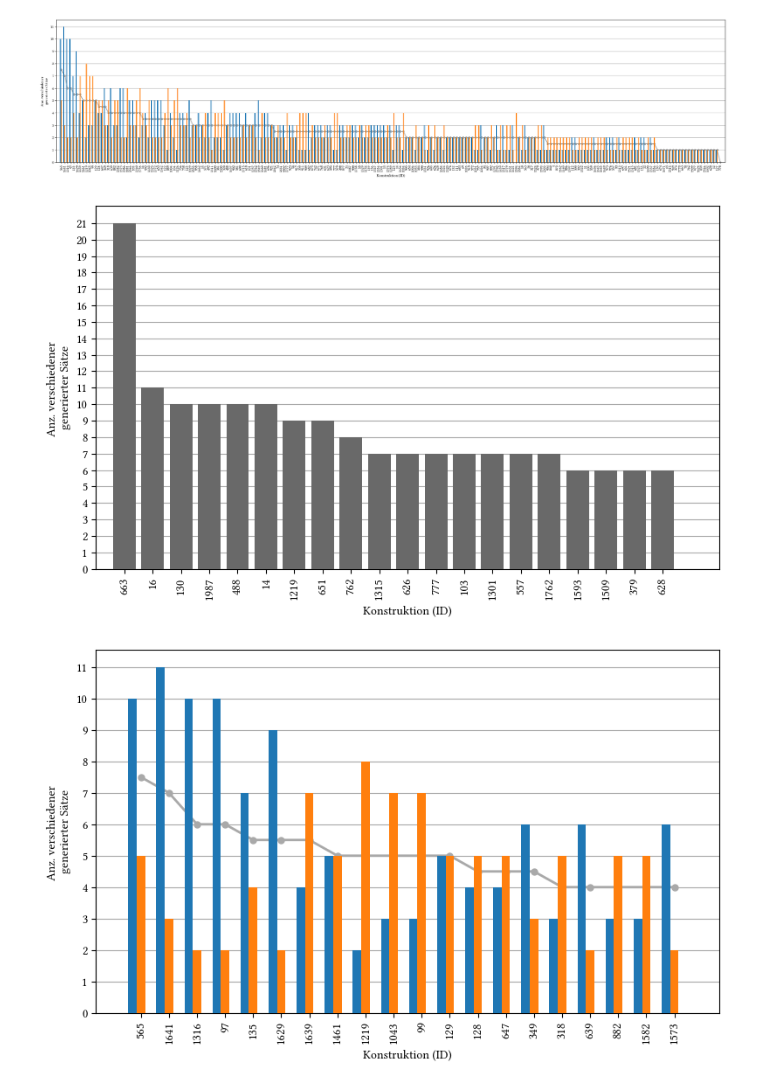
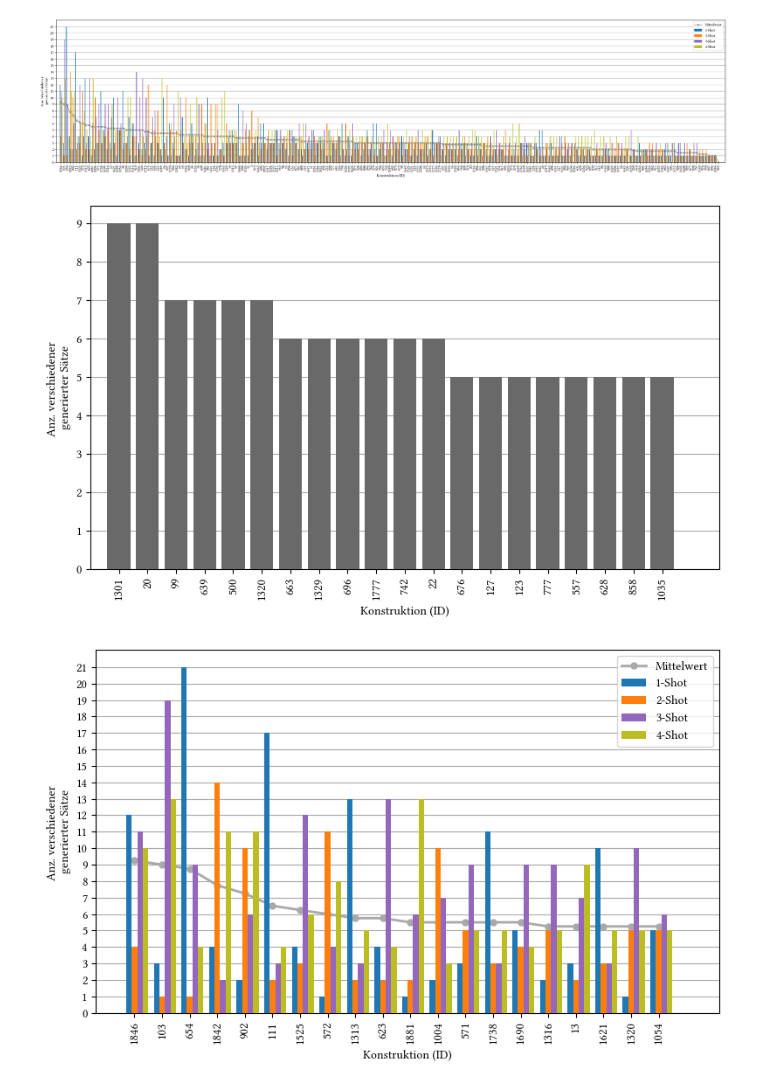
Before and after one commit to TiMauzi/llm-x-cxg, a Jupyter notebook: src/eval/eval_generate.ipynb, the cells around one changed output. Saved outputs shown, nothing was run; the diff lists cells and outputs as text; code cells hidden in the pictures.

```diff
--- a/src/eval/eval_generate.ipynb
+++ b/src/eval/eval_generate.ipynb
@@ -7,6 +7,7 @@ from matplotlib.ticker import FuncFormatter
 llama_data = {}
 for i in range(5):
     llama_data[i] = pd.read_csv(f"data/{i}_shot_data.tsv", sep="\t", decimal=",", index_col=0)
+    llama_data[i]["num_unique"] = llama_data[i].apply(lambda row: int(row["num_generated"] * row["unique_generated"]), axis=1)
 # %%
 llama_data[1]
 # %% [output]
@@ -26,7 +27,7 @@ llama_data[1]
 # %%
 constr = {}
 for i, data in llama_data.items():
-    constr[i] = data["unique_generated"]
+    constr[i] = data["num_unique"]
 sorted_constructions = constr[0].sort_values(ascending=False)
 
 constr_strings = [str(i) for i in list(sorted_constructions.index)]
@@ -55,9 +56,9 @@ plt.show()
 # %%
 constr = {}
 for i, data in llama_data.items():
-    constr[i] = data["unique_generated"]
+    constr[i] = data["num_unique"]
 
-average_values = pd.concat([constr[1], constr[2]], axis=1).mean(axis=1)
+average_values = pd.concat([constr[1], constr[2], constr[3], constr[4]], axis=1).mean(axis=1)
 sorted_constructions = average_values.sort_values(ascending=False)
 
 constr_strings = [str(i) for i in list(sorted_constructions.index)]
@@ -66,16 +67,22 @@ plt.rcParams['font.family'] = 'Libertinus Serif'
 fig, ax = plt.subplots(figsize=(25, 6))
 
 # Plot the grouped bars
-bar_width = 0.3
+bar_width = 0.2
 bar_positions_1 = np.arange(len(constr_strings))
 bar_positions_2 = bar_positions_1 + bar_width
+bar_positions_3 = bar_positions_1 + 2 * bar_width
+bar_positions_4 = bar_positions_1 + 3 * bar_width
 
 ax.bar(bar_positions_1, constr[1][sorted_constructions.index], color='tab:blue', width=bar_width, zorder=4)
 ax.bar(bar_positions_2, constr[2][sorted_constructions.index], color='tab:orange', width=bar_width, zorder=4)
+ax.bar(bar_positions_3, constr[3][sorted_constructions.index], color='tab:purple', width=bar_width, zorder=4)
+ax.bar(bar_positions_4, constr[4][sorted_constructions.index], color='tab:olive', width=bar_width, zorder=4)
 
 plt.plot(bar_positions_1 + bar_width, average_values[sorted_constructions.index], color='darkgrey', marker='o', linestyle='-', linewidth=2, markersize=5)
 
 plt.grid(which='major', axis='y', linestyle='-', color='darkgrey', zorder=0)
+
+ax.legend(labels=['Mittelwert', '1-Shot', '2-Shot', '3-Shot', '4-Shot'])
 
 plt.xlabel('Konstruktion (ID)')
 plt.ylabel('Anz. verschiedener \ngenerierter Sätze')
@@ -83,18 +90,18 @@ plt.ylabel('Anz. verschiedener \ngenerierter Sätze')
 plt.xticks(bar_positions_1 + bar_width, constr_strings, rotation=90)
 plt.yticks(np.arange(0, max(constr[1].values) + 1, 1))
 
-plt.xlim(bar_positions_1[0] - bar_width - 1, bar_positions_2[-1] + 2 * bar_width + 1)
+plt.xlim(bar_positions_1[0] - bar_width - 1, bar_positions_4[-1] + 4 * bar_width + 1)
 
 plt.tight_layout()
 
 plt.savefig(f'llama_unique_few.pdf')
 plt.show()
 # %% [output]
-[figure, old version]
+[figure, new version]
 # %%
 constr = {}
 for i, data in llama_data.items():
-    constr[i] = data["unique_generated"]
+    constr[i] = data["num_unique"]
 sorted_constructions = constr[0].sort_values(ascending=False)
 
 top_20_constructions = sorted_constructions.head(20)
@@ -120,47 +127,53 @@ plt.tight_layout()
 plt.savefig(f'llama_unique_zero_top20.pdf')
 plt.show()
 # %% [output]
-[figure, old version]
+[figure, new version]
 # %%
 constr = {}
 for i, data in llama_data.items():
-    constr[i] = data["unique_generated"]
+    constr[i] = data["num_unique"]
 
-average_values = pd.concat([constr[1], constr[2]], axis=1).mean(axis=1)
+average_values = pd.concat([constr[1], constr[2], constr[3], constr[4]], axis=1).mean(axis=1)
 sorted_constructions = average_values.sort_values(ascending=False)
 
 top_20_constructions = sorted_constructions.head(20)
 constr_strings = [str(i) for i in list(top_20_constructions.index)]
 
 plt.rcParams['font.family'] = 'Libertinus Serif'
 fig, ax = plt.subplots(figsize=(8, 5))
 
 # Plot the grouped bars
-bar_width = 0.3
+bar_width = 0.2
 bar_positions_1 = np.arange(len(constr_strings))
 bar_positions_2 = bar_positions_1 + bar_width
+bar_positions_3 = bar_positions_1 + 2 * bar_width
+bar_positions_4 = bar_positions_1 + 3 * bar_width
 
 ax.bar(bar_positions_1, constr[1][top_20_constructions.index], color='tab:blue', width=bar_width, zorder=4)
 ax.bar(bar_positions_2, constr[2][top_20_constructions.index], color='tab:orange', width=bar_width, zorder=4)
+ax.bar(bar_positions_3, constr[3][top_20_constructions.index], color='tab:purple', width=bar_width, zorder=4)
+ax.bar(bar_positions_4, constr[4][top_20_constructions.index], color='tab:olive', width=bar_width, zorder=4)
 
 plt.plot(bar_positions_1 + bar_width, average_values[top_20_constructions.index], color='darkgrey', marker='o', linestyle='-', linewidth=2, markersize=5)
 
 plt.grid(which='major', axis='y', linestyle='-', color='darkgrey', zorder=0)
+
+ax.legend(labels=['Mittelwert', '1-Shot', '2-Shot', '3-Shot', '4-Shot'])
 
 plt.xlabel('Konstruktion (ID)')
 plt.ylabel('Anz. verschiedener \ngenerierter Sätze')
 
 plt.xticks(bar_positions_1 + bar_width, constr_strings, rotation=90)
 plt.yticks(np.arange(0, max(constr[1].values) + 1, 1))
 
-plt.xlim(bar_positions_1[0] - bar_width - 1, bar_positions_2[-1] + 2 * bar_width + 1)
+plt.xlim(bar_positions_1[0] - bar_width - 1, bar_positions_4[-1] + 4 * bar_width + 1)
 
 plt.tight_layout()
 
 plt.savefig(f'llama_unique_few_top20.pdf')
 plt.show()
 # %% [output]
-[figure, old version]
+[figure, new version]
 # %%
 constr = {}
 for i, data in llama_data.items():
```
Also changed, not shown: parts of 6 cells of this notebook, 1 other file.
